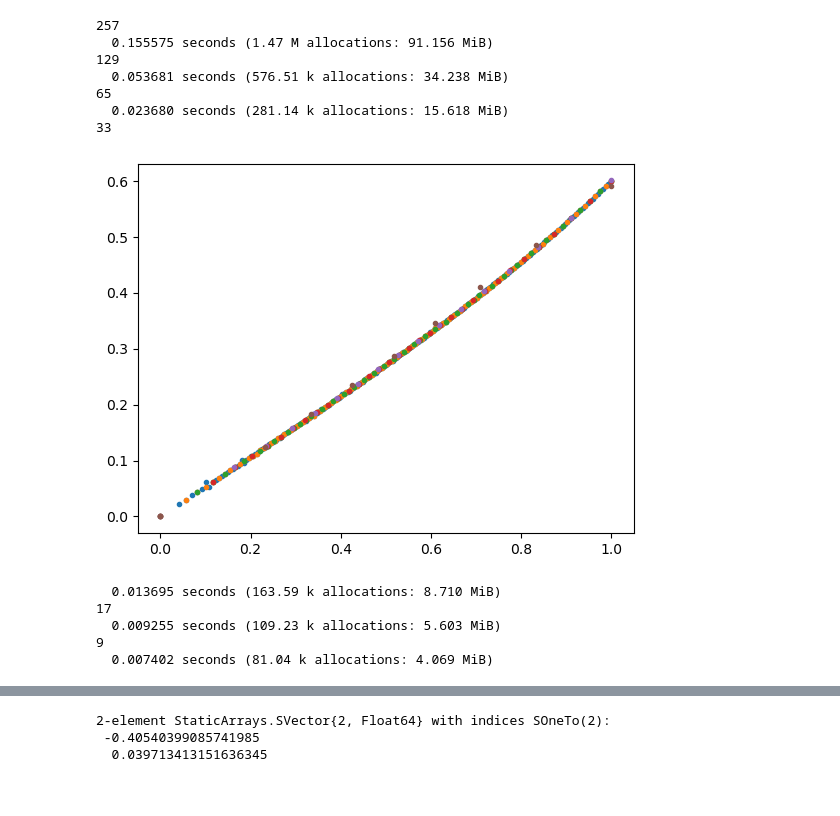
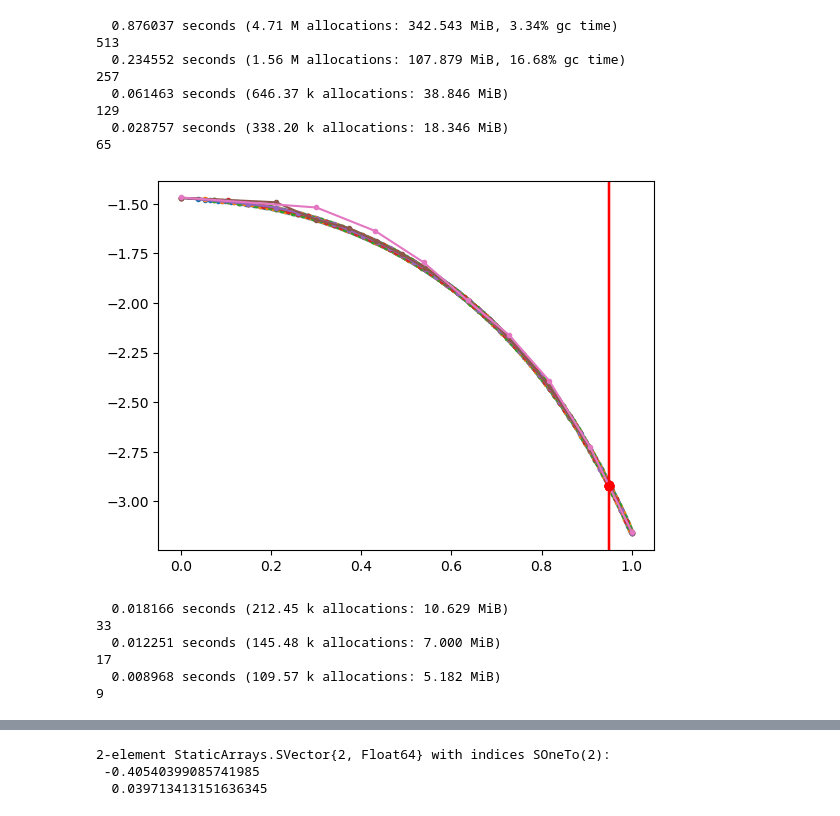
Before and after one commit to ProjectTorreyPines/FUSE.jl, a Jupyter notebook: examples/FUSE_development.ipynb, the cells around one changed output, grey strips where cells are left out. Drawn from its saved outputs; the diff is of its cells as text; code cells hidden in the pictures.

```diff
--- a/examples/FUSE_development.ipynb
+++ b/examples/FUSE_development.ipynb
@@ -52,0 +17,18 @@ PyObject <matplotlib.colorbar.Colorbar object at 0x...>
+# %%
+ϵ = 0.32
+κ = 1.7
+δ = 0.33
+R0 = 6.2
+B0 = 5.3
+ip = 15.E6
+beta_n = 5.0
+
+n=257
+
+eq0 = FUSE.init(IMAS.equilibrium(), 0.0; B0, R0, ϵ, δ, κ, beta_n, ip)
+eqactor = FUSE.SolovevEquilibriumActor(eq0, 0.0);
+FUSE.step(eqactor)
+eq1 = FUSE.finalize(eqactor,n);
+
+eqt = eq1.time_slice[1]
+println(eqt.global_quantities)
@@ -53,26 +64,31 @@ PyObject <matplotlib.colorbar.Colorbar object at 0x...>
 # %%
 PyPlot.figure()
-for res in reverse(Vector{Int}(2.0.^collect(3:8).+1))
+for res in reverse(Vector{Int}(2.0.^collect(3:9).+1))
+    try
+    @time eq1=FUSE.finalize(eqactor,res)
     println(res)
-    @time eq1=FUSE.finalize(eqactor,res)
     eqt = eq1.time_slice[1]
-    PyPlot.plot(eqt.profiles_1d.rho_tor_norm,eqt.profiles_1d.triangularity_lower,".")
-#        PyPlot.axvline(0.95,color="r")
-#        PyPlot.plot(0.95,eqt.global_quantities.q_95,"or")
-
+    PyPlot.plot(eqt.profiles_1d.rho_tor_norm,eqt.profiles_1d.q,".-")
+        PyPlot.axvline(0.95,color="r")
+        PyPlot.plot(0.95,eqt.global_quantities.q_95,"or")
+    catch
+        rethrow()
+    end
 end
 # %% [output]
+  0.876037 seconds (4.71 M allocations: 342.543 MiB, 3.34% gc time)
+513
+  0.234552 seconds (1.56 M allocations: 107.879 MiB, 16.68% gc time)
 257
-  0.155575 seconds (1.47 M allocations: 91.156 MiB)
+  0.061463 seconds (646.37 k allocations: 38.846 MiB)
 129
-  0.053681 seconds (576.51 k allocations: 34.238 MiB)
+  0.028757 seconds (338.20 k allocations: 18.346 MiB)
 65
-  0.023680 seconds (281.14 k allocations: 15.618 MiB)
-33
-[figure, old version]
+[figure, new version]
-  0.013695 seconds (163.59 k allocations: 8.710 MiB)
+  0.018166 seconds (212.45 k allocations: 10.629 MiB)
+33
+  0.012251 seconds (145.48 k allocations: 7.000 MiB)
 17
-  0.009255 seconds (109.23 k allocations: 5.603 MiB)
+  0.008968 seconds (109.57 k allocations: 5.182 MiB)
 9
-  0.007402 seconds (81.04 k allocations: 4.069 MiB)
 # %%
```
Also changed, not shown: parts of 6 cells of this notebook, 2 other files.
